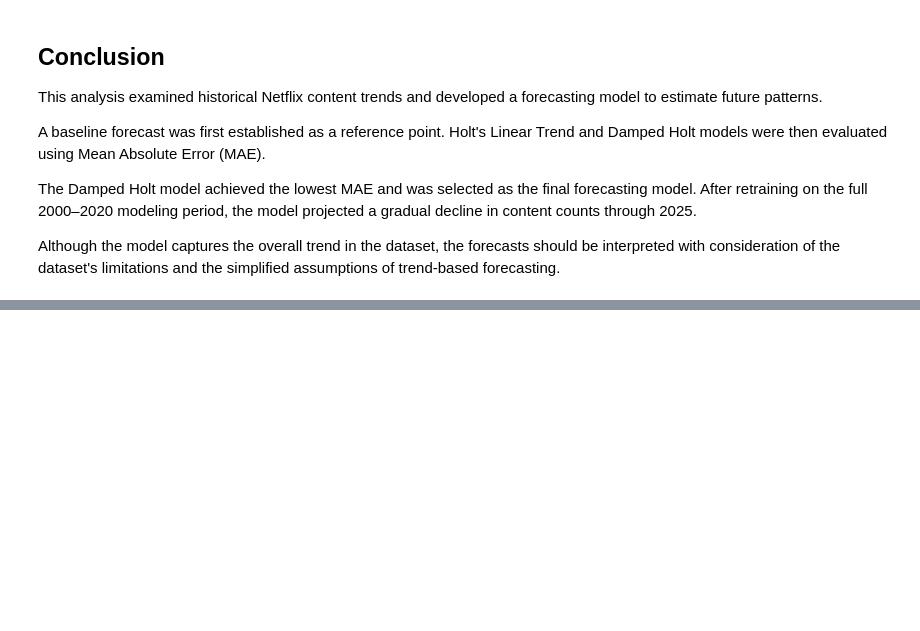
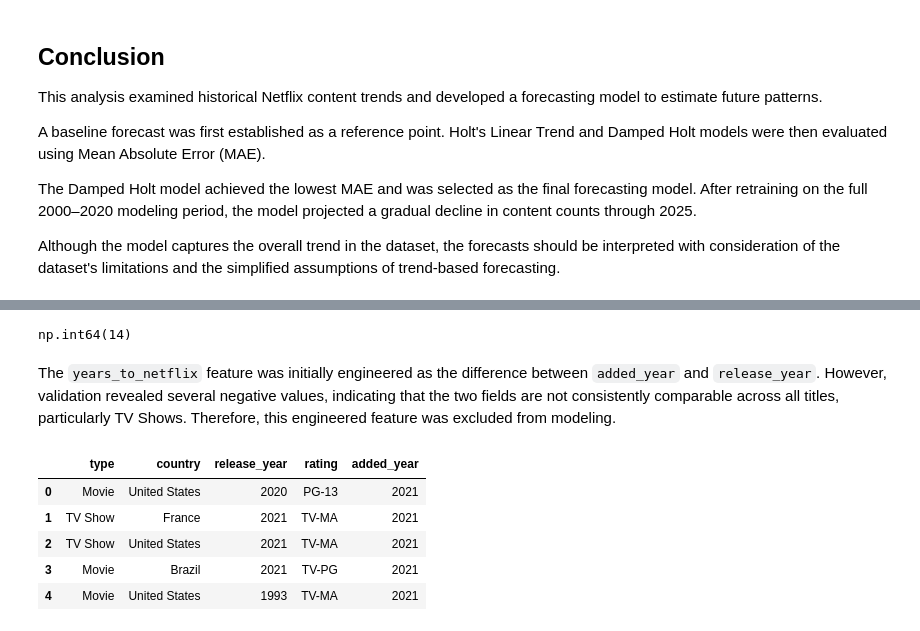
Before and after one commit to ahmedmamdouh111/Netflix-data-science-internship, a Jupyter notebook: Netflix_Data_Science_Internship.ipynb, the cells around one changed output, grey strips where cells are left out. Saved outputs shown, nothing was run; the diff lists cells and outputs as text; code cells hidden in the pictures; blank space fills up the shorter version.

Commit message:
Prepare Task 5 data and preprocessing pipeline

```diff
--- a/Netflix_Data_Science_Internship.ipynb
+++ b/Netflix_Data_Science_Internship.ipynb
@@ -1620,0 +1774,3 @@ Although the model captures the overall trend in the dataset, the forecasts shou
+# %%
+ml_data['added_year'] = ml_data['date_added'].dt.year
+ml_data[['date_added', 'added_year']].head()
@@ -1620,0 +1784,2 @@ Although the model captures the overall trend in the dataset, the forecasts shou
+# %%
+ml_data['years_to_netflix'] = (ml_data['added_year'] - ml_data['release_year'])
@@ -1620,0 +1808,26 @@ Although the model captures the overall trend in the dataset, the forecasts shou
+# %%
+(ml_data['years_to_netflix'] < 0).sum()
+# %% [output]
+np.int64(14)
+# %% [markdown]
+The `years_to_netflix` feature was initially engineered as the difference between `added_year` and `release_year`. However, validation revealed several negative values, indicating that the two fields are not consistently comparable across all titles, particularly TV Shows. Therefore, this engineered feature was excluded from modeling.
+# %%
+ml_data.drop(columns='years_to_netflix', inplace=True)
+# %%
+ml_data = ml_data.drop(columns=[
+    'show_id',
+    'title',
+    'director',
+    'date_added',
+    'duration',
+    'listed_in'
+])
+# %%
+ml_data.head()
+# %% [output]
+|  | type | country | release_year | rating | added_year |
+| 0 | Movie | United States | 2020 | PG-13 | 2021 |
+| 1 | TV Show | France | 2021 | TV-MA | 2021 |
+| 2 | TV Show | United States | 2021 | TV-MA | 2021 |
+| 3 | Movie | Brazil | 2021 | TV-PG | 2021 |
+| 4 | Movie | United States | 1993 | TV-MA | 2021 |
```
Also changed, not shown: parts of 28 cells of this notebook.
